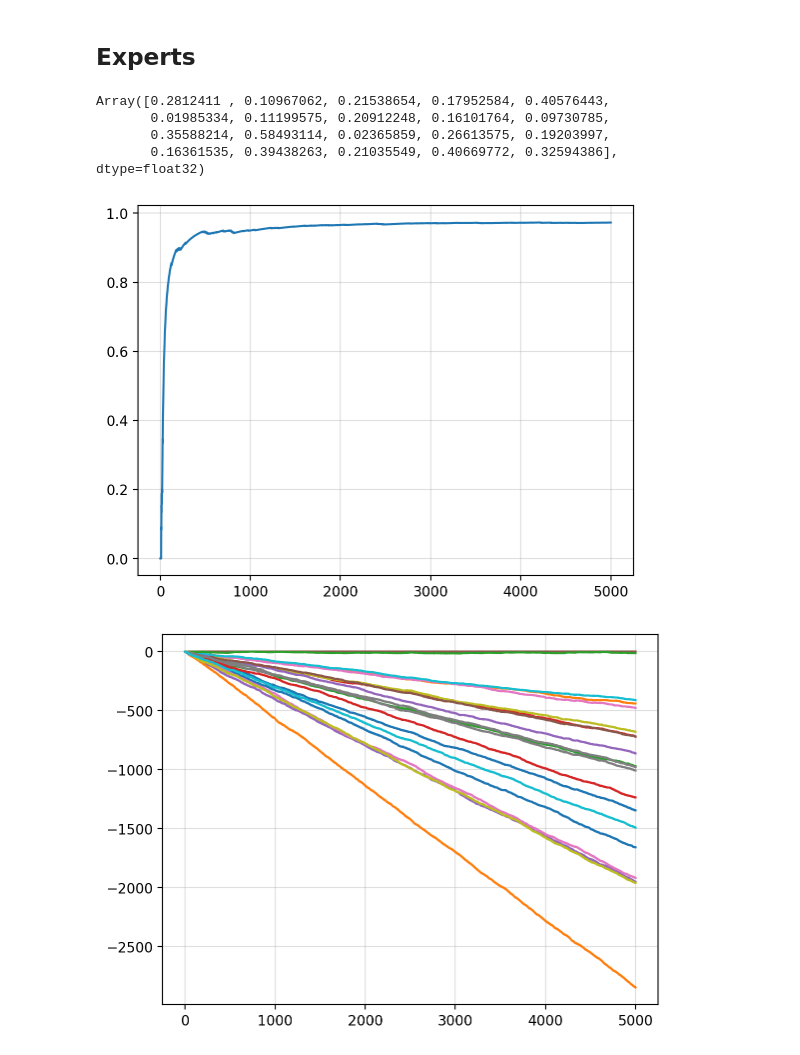
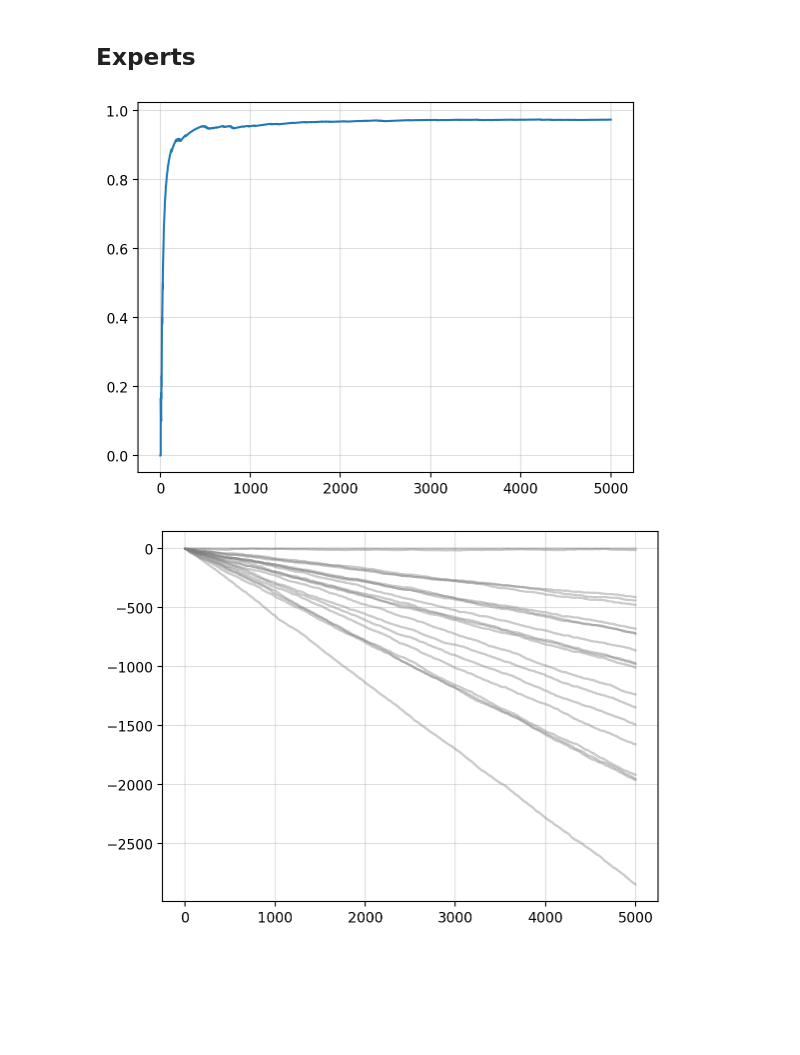
Before and after one commit to gerdm/prediction-learning-games, a Jupyter notebook: notebooks/04-weighted-average-prediction.ipynb, the cells around one changed output. Cells and saved outputs as stored; diff of their text form; code cells hidden in the pictures; blank space fills up the shorter version.

```diff
--- a/notebooks/04-weighted-average-prediction.ipynb
+++ b/notebooks/04-weighted-average-prediction.ipynb
@@ -104,14 +104,7 @@ ps_mistakes = jax.random.beta(key_errs, a=2, b=7, shape=(n_experts,))
 mistakes = create_mistakes(keys_noise, ps_mistakes, n_timesteps)
 experts = (mistakes ^ oracle[:, None]).astype(float)
-# %%
-ps_mistakes
-# %% [output]
-Array([0.2812411 , 0.10967062, 0.21538654, 0.17952584, 0.40576443,
-       0.01985334, 0.11199575, 0.20912248, 0.16101764, 0.09730785,
-       0.35588214, 0.58493114, 0.02365859, 0.26613575, 0.19203997,
-       0.16361535, 0.39438263, 0.21035549, 0.40669772, 0.32594386],      dtype=float32)
 # %%
-def forecast_step(experts_curr, regret_prev):
+def forecast_step(experts_curr, regret_prev, pnorm):
     weights = gradp(regret_prev, pnorm)
     forecast = weights @ experts_curr / weights.sum()
     return forecast
@@ -121,23 +114,24 @@ def update_regret(forecast, experts, oracle, regret_prev):
     regret = regret_prev + inst_regret
     return regret
 
-def step(regret, xs):
+def step(regret, xs, pnorm):
     experts, oracle = xs
-    forecast = forecast_step(experts, regret)
+    forecast = forecast_step(experts, regret, pnorm)
     regret_new = update_regret(forecast, experts, oracle, regret)
     return regret_new, (forecast, regret_new)
 # %%
 regret = jnp.ones(n_experts)
 xs = (experts, oracle)
-_, (forecast, regret_hist) = jax.lax.scan(step, regret, xs)
+part_step = partial(step, pnorm=2)
+_, (forecast, regret_hist) = jax.lax.scan(part_step, regret, xs)
 # %%
 rolling_acc = (forecast == oracle).cumsum() / jnp.arange(1, n_timesteps + 1)
 plt.plot(rolling_acc)
 plt.grid(alpha=0.4)
 # %% [output]
-[figure, old version]
+[figure, new version]
 # %%
-plt.plot(regret_hist)
+plt.plot(regret_hist, c="tab:gray", alpha=0.4)
 plt.grid(alpha=0.4);
 # %% [output]
-[figure, old version]
+[figure, new version]
```
Also changed, not shown: parts of 2 cells of this notebook.
